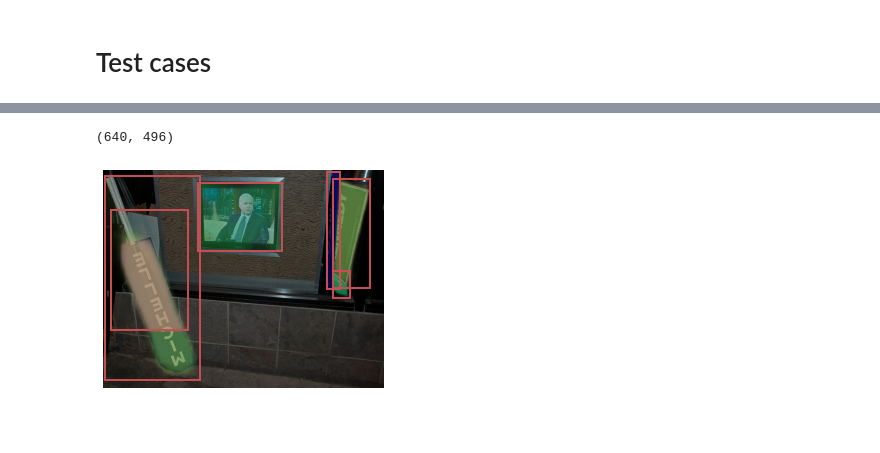
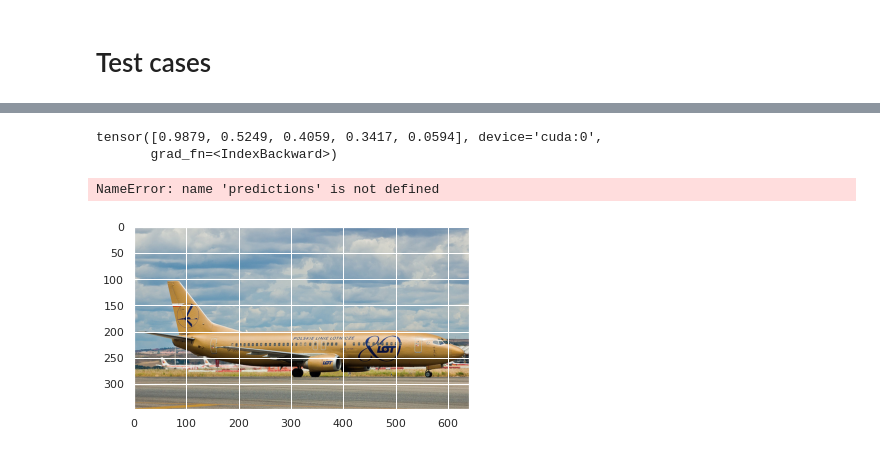
Before and after one commit to alexxcollins/INM705_CW_Collins_Velagala, a Jupyter notebook: notebooks/try_model_building.ipynb, the cells around one changed output, grey strips where cells are left out. Cells and saved outputs as stored; diff of their text form; code cells hidden in the pictures; blank space fills up the shorter version.

```diff
--- a/notebooks/try_model_building.ipynb
+++ b/notebooks/try_model_building.ipynb
@@ -28,9 +33,11 @@ pick an easier problem:
 https://pytorch.org/tutorials/intermediate/torchvision_tutorial.html
 # %%
 data_args = {'stage': 'val',
-            'classes': ['signboard'], #['sofa', 'signboard'],
+            'classes': ['airplane','sofa'], #, 'signboard'],
             'ds_path' : "/home/Datasets/coco/",
             'labels_dir': "annotations",
-            'images_dir': 'images'}
+            'images_dir': 'images',
+             'height' : 480,
+             'width' : 640 }
 val_data = dataset_lvis.LVISData(**data_args)
 # %% [output]
@@ -110,7 +95,7 @@ len(train_loader)
 device = torch.device('cuda') if torch.cuda.is_available() else torch.device('cpu')
 
 # our dataset has two classes only - background and person
-num_classes = 2
+num_classes = 3
 
 # get the model using our helper function
 model = get_instance_segmentation_model(num_classes)
@@ -244,0 +260,8 @@ val_data.plot_img_with_ann(idx[0], bboxes = True)
+# %%
+gts = y[0]['boxes']#[0]
+preds = y_pred[0]['boxes'].to('cpu').detach()#[0]
+
+for i in range(len(gt)):
+    gt = gts[i]
+    IOU = metrics.get_iou(preds, gt)
+    print(IOU)
@@ -244,0 +355,3 @@ val_data.plot_img_with_ann(idx[0], bboxes = True)
+# %%
+masks = y[0]['masks'].to('cpu').detach().numpy()
+len(masks)
@@ -266,5 +365,42 @@ y_pred
+# %%
+y_pred[0]['scores']
+# %% [output]
+tensor([0.9879, 0.5249, 0.4059, 0.3417, 0.0594], device='cuda:0',
+       grad_fn=<IndexBackward>)
 # %%
-plot_predictions(idx[0], y_pred)
+img_id = val_data.idx_img_map[idx[0]]
+fname = str(img_id).zfill(12) + '.jpg'
+path = val_data.imgs_dir + '/' + fname
+im = PILImage.open(path)
+#print(im.size)
+show_bboxes = True
+
+#Plots image
+plt.imshow(im)
+
+
+if show_bboxes:
+    bboxes = predictions['boxes'].to('cpu').detach().numpy()
+    if len(bboxes) > 0:
+        ax = plt.gca()
+        ax.axis('off')
+        for id, b in enumerate(bboxes):
+            #b = b[0] #get tuple
+            rect = Rectangle((b[0],b[1]), b[2]-b[0], b[3]-b[1], linewidth=2, edgecolor='r', facecolor='none')
+            ax.add_patch(rect)
+
+if show_masks:
+    masks = predictions['masks'].to('cpu').detach().numpy()
+    if len(masks) > 0:
+        for m in masks:
+            m = m[0, :, :]
+            img = np.ones( (m.shape[0], m.shape[1], 3) )
+            color_mask = np.random.random((1,3)).tolist()[0]
+            for i in range(3):
+                img[:,:,i] = color_mask[i]
+            ax.imshow(np.dstack((img, m*0.5)))
+
+plt.show()
 # %% [output]
-(640, 496)
+NameError: name 'predictions' is not defined
-[figure, old version]
+[figure, new version]
```
Also changed, not shown: parts of 25 cells of this notebook, 4 other files.
